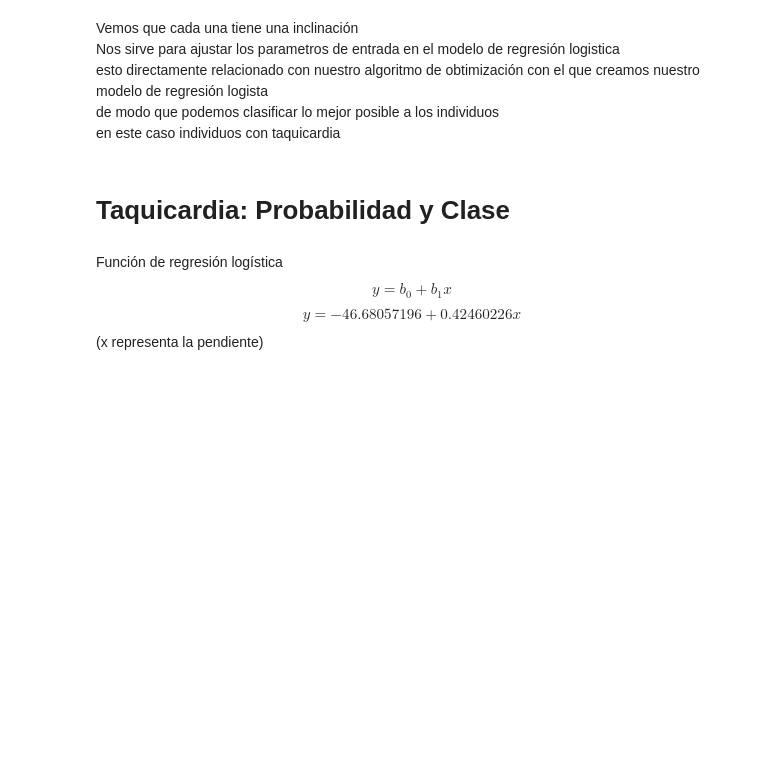
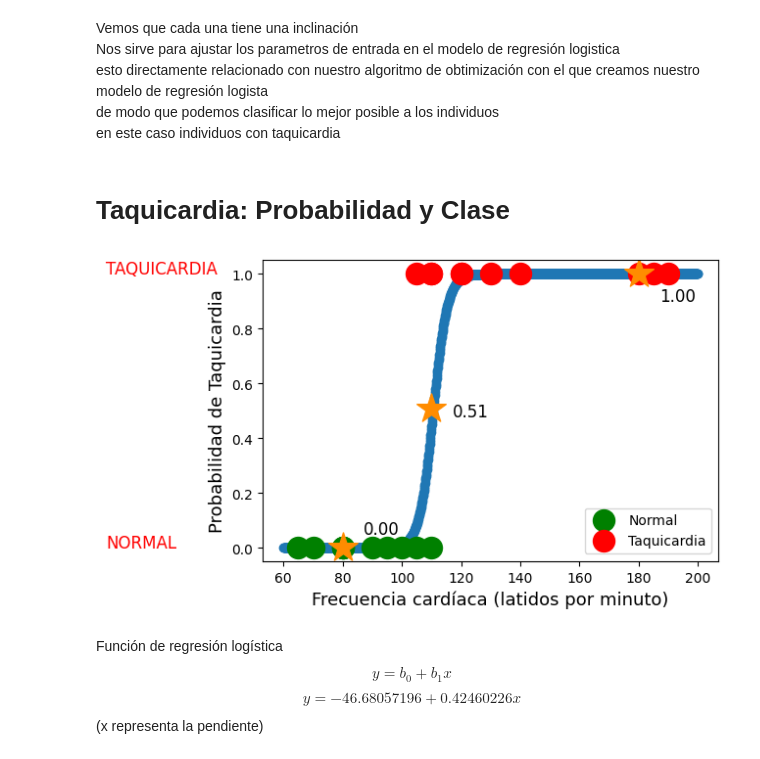
Before and after one commit to Emiliano-Juarez/DiplomadoCienciaDeDatos, a Jupyter notebook: Semana17/Sabado/regresion_logistica.ipynb, the cells around one changed output. Cells and saved outputs as stored; diff of their text form; code cells hidden in the pictures; blank space fills up the shorter version.

```diff
--- a/Semana17/Sabado/regresion_logistica.ipynb
+++ b/Semana17/Sabado/regresion_logistica.ipynb
@@ -44,30 +44,51 @@ en este caso individuos con taquicardia
 # %%
 # Persona Normal de 60 a 100 latidos por minuto.
 # Persona con Taquicardia de hasta 220 latidos por minuto.
 personas_normal = [65, 70, 80, 80, 80,
                    90, 95, 100, 105, 110]
 
 personas_taquicardia = [105, 110, 110, 120, 120,
                         130, 140, 180, 185, 190]
 
+# Graficamos una función logística
+plt.figure(figsize=(6, 4))
 
-plt.figure(figsize=(6,4))
+# y = b0 + b1x
+#
+# y = -46.68057196 + 0.42460226x (representa la pendiente)
 
 plt.scatter(np.arange(60, 200, 0.1),
-            logistica(-46.68057196, 0.42460226, np.arange(60, 200, 0.1))
-            )
+            logistica(-46.68057196, 0.4222460226,
+                      np.arange(60, 200, 0.1)))
 
-# Graficar la frecuencia cardiaca de las personas
-plt.scatter(personas_normal, [0] * 10, marker="*", c="green", s="250", label="Normal")
+# Graficamos la frecuencia cardíaca de las personas
+plt.scatter(personas_normal, [0]*10,
+            marker="o", c="green", s=250, label="Normal")
+plt.scatter(personas_taquicardia, [1]*10,
+            marker="o", c="red", s=250, label="Taquicardia")
 
-plt.scatter(personas_taquicardia, [1] * 10, marker="*", c="red", s="250", label="Taquicardia")
-
-# Graficar las probabilidades para tres individuos
+# Graficamos las probabilidades para tres (3) individuos
 individuos = [80, 110, 180]
 
-probabilidades = logistica(-46.68057196, 0.42460226, individuos)
+probalidades = logistica(-46.68057196, 0.42460226, individuos)
 
-plt.scatter(individuos, probabilidades, marker="*", c="darkorange", s=500)
+plt.scatter(individuos, probalidades,
+            marker="*", c="darkorange", s=500)
+
+plt.text(individuos[0]+7, 0.05, "%0.2f" % probalidades[0],
+         size=12, color="black")
+plt.text(individuos[1]+7, 0.48, "%0.2f" % probalidades[1],
+         size=12, color="black")
+plt.text(individuos[2]+7, 0.90, "%0.2f" % probalidades[2],
+         size=12, color="black")
+plt.text(0, 1, "TAQUICARDIA", size=12, color="red")
+plt.text(0, 0, "NORMAL", size=12, color="red")
+plt.ylabel("Probabilidad de Taquicardia", fontsize=13.0)
+plt.xlabel("Frecuencia cardíaca (latidos por minuto)", fontsize=13.0)
+plt.legend(bbox_to_anchor=(1, 0.2))
+plt.show()
+# %% [output]
+[figure, added]
 # %% [markdown]
 Función de regresión logística
 $$y=b_0+b_{1}x$$
```
Also changed, not shown: parts of 13 cells of this notebook, 2 other files.
